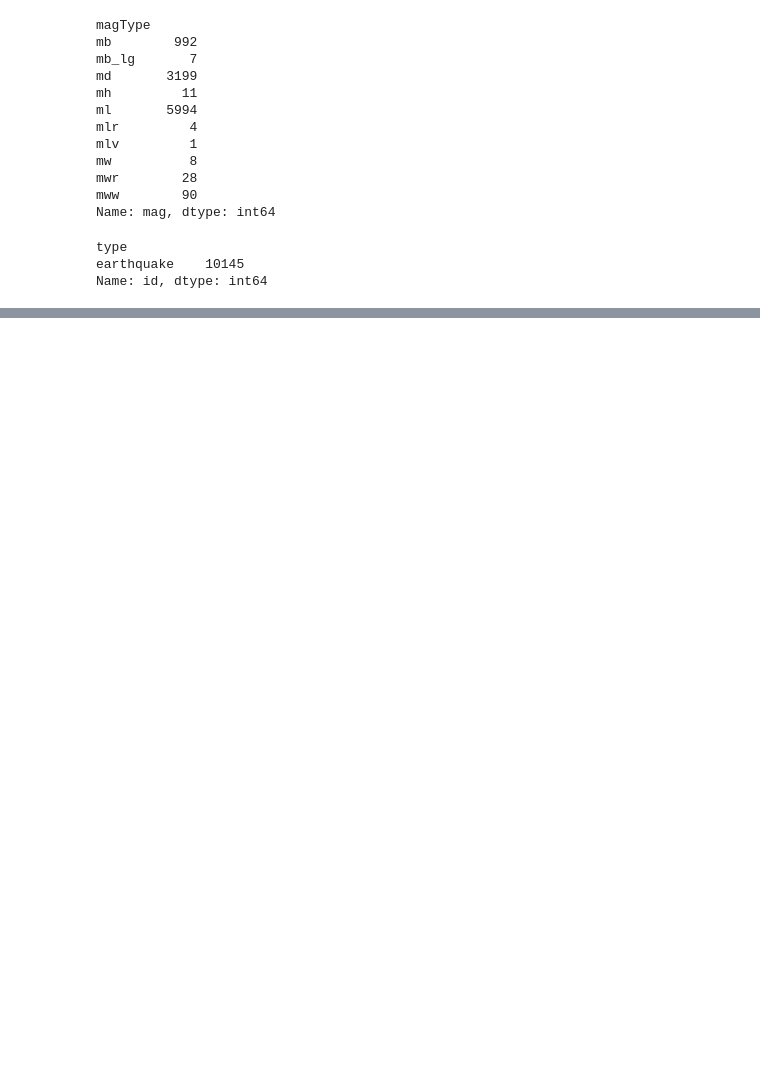
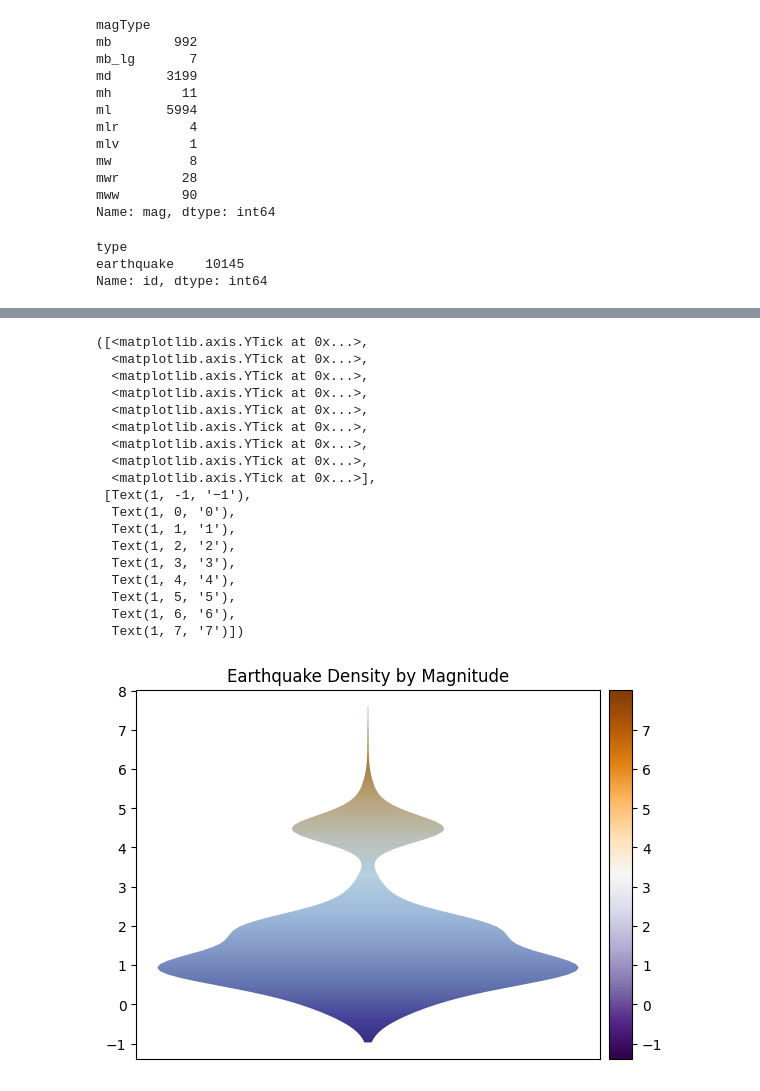
Before and after one commit to Korrin-F/tDA_Eathquake_Data_Analysis, a Jupyter notebook: earthquake_analysis.ipynb, the cells around one changed output, grey strips where cells are left out. Saved outputs shown, nothing was run; the diff lists cells and outputs as text; code cells hidden in the pictures; blank space fills up the shorter version.

```diff
--- a/earthquake_analysis.ipynb
+++ b/earthquake_analysis.ipynb
@@ -78,0 +258,69 @@ plt.scatter(earthquake_gap_iso['magSource'], earthquake_gap_iso['gap'])
+# %%
+# -------------------------------------------
+# Applying a gradient to the graph above and final details
+# -------------------------------------------
+# most of the code on this page I retrieved from overstack to see how to apply a gradient to the violin graph.
+import matplotlib
+from matplotlib.path import Path
+from matplotlib.patches import PathPatch
+from mpl_toolkits.axes_grid1.axes_divider import make_axes_locatable
+
+
+fig, ax = plt.subplots()
+violins = ax.violinplot(earthquake_mag_iso['mag'], showmeans=False, showmedians=False, showextrema=False)
+# remove the x values as they are not needed
+plt.xticks([])
+# increase the ammount of y values
+plt.yticks([-1, 0, 1, 2, 3, 4, 5, 6, 7, 8])
+# add a title
+plt.title('Earthquake Density by Magnitude')
+ymin, ymax = ax.get_ylim()
+xmin, xmax = ax.get_xlim()
+
+# create a numpy image to use as a gradient
+Nx,Ny=1,1000
+# creates an array with 1000 rows and 1 column containing numbers from 0 to 1
+imgArr = np.tile(np.linspace(0,1,Ny), (Nx,1)).T
+# the name of the chosen colour map, the '_r' reverses the colours
+cmap = 'PuOr_r'
+
+# this is iterating through the entries in the graph and applying the colour map to them
+for violin in violins['bodies']:
+    path = Path(violin.get_paths()[0].vertices)
+    patch = PathPatch(path, facecolor='none', edgecolor='none')
+    ax.add_patch(patch)
+    img = ax.imshow(imgArr, origin="lower", extent=[xmin,xmax,ymin,ymax], aspect="auto",
+                    cmap=cmap,
+                    clip_path=patch)
+
+# colorbar
+ax_divider = make_axes_locatable(ax)
+cax = ax_divider.append_axes("right", size="5%", pad="2%")
+norm = matplotlib.colors.Normalize(vmin=ymin, vmax=ymax)
+cb = matplotlib.colorbar.ColorbarBase(cax, cmap=matplotlib.cm.get_cmap(cmap),
+                                norm=norm,
+                                orientation='vertical')
+
+
+# increase the amount of y axis numbers in the colorbar
+plt.yticks(np.arange(-1, 8, 1))
+# %% [output]
+([<matplotlib.axis.YTick at 0x...>,
+  <matplotlib.axis.YTick at 0x...>,
+  <matplotlib.axis.YTick at 0x...>,
+  <matplotlib.axis.YTick at 0x...>,
+  <matplotlib.axis.YTick at 0x...>,
+  <matplotlib.axis.YTick at 0x...>,
+  <matplotlib.axis.YTick at 0x...>,
+  <matplotlib.axis.YTick at 0x...>,
+  <matplotlib.axis.YTick at 0x...>],
+ [Text(1, -1, '−1'),
+  Text(1, 0, '0'),
+  Text(1, 1, '1'),
+  Text(1, 2, '2'),
+  Text(1, 3, '3'),
+  Text(1, 4, '4'),
+  Text(1, 5, '5'),
+  Text(1, 6, '6'),
+  Text(1, 7, '7')])
+[figure, added]
```
Also changed, not shown: parts of 9 cells of this notebook, 2 other files.
